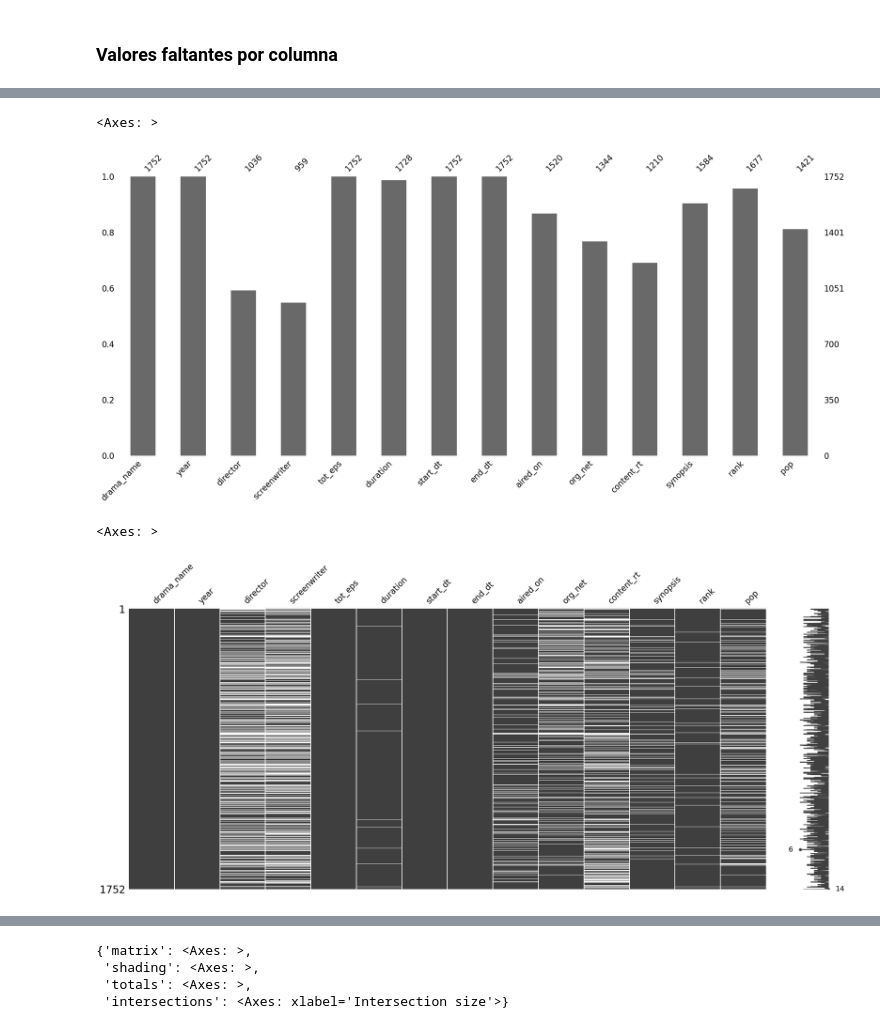
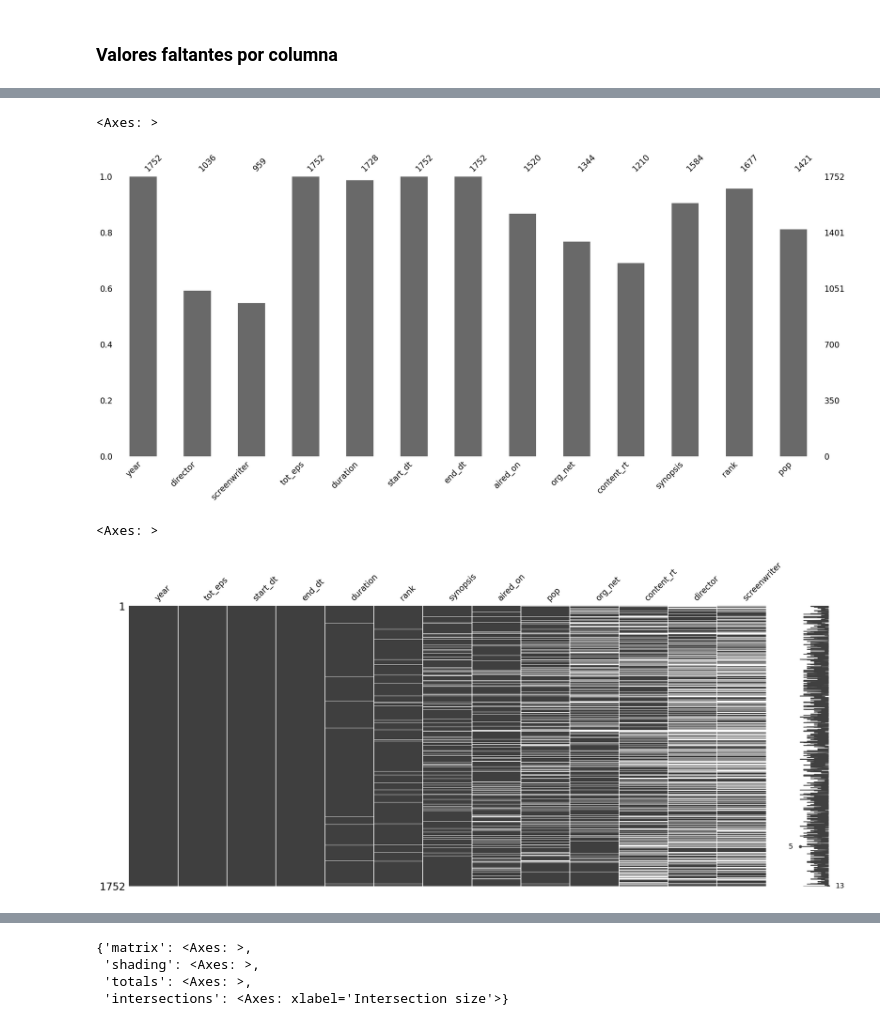
Before and after one commit to gfranciscoerazom/analysis-k-dramas, a Jupyter notebook: jupyternotebook/korean_drama.ipynb, the cells around one changed output, grey strips where cells are left out. Cells and saved outputs as stored; diff of their text form; code cells hidden in the pictures.

Commit message:
Add the functions columns_sorted_by_na_count() and df_sorted_by_na_count(), and some doc

```diff
--- a/jupyternotebook/korean_drama.ipynb
+++ b/jupyternotebook/korean_drama.ipynb
@@ -13,8 +35,8 @@ k_dramas: pd.DataFrame = (
         na_filter=True,
         na_values=[99999, 'Not Yet Rated']
     )
-    .drop(columns=['type', 'country'])
+    .drop(columns=['type', 'country', 'kdrama_id'])
 )
-k_dramas.set_index('kdrama_id', inplace=True)
+k_dramas.set_index('drama_name', inplace=True)
 k_dramas.head()
 # %% [output]
@@ -220,10 +258,10 @@ k_dramas.missing_data.plot_of_na_count_per_column()
 msno.bar(k_dramas)
 # %% [output]
 <Axes: >
-[figure, old version]
+[figure, new version]
 # %%
-msno.matrix(df=k_dramas)
+msno.matrix(df=k_dramas.missing_data.df_sorted_by_na_count())
 # %% [output]
 <Axes: >
-[figure, old version]
+[figure, new version]
 # %%
```
Also changed, not shown: parts of 36 cells of this notebook, 1 other file.
